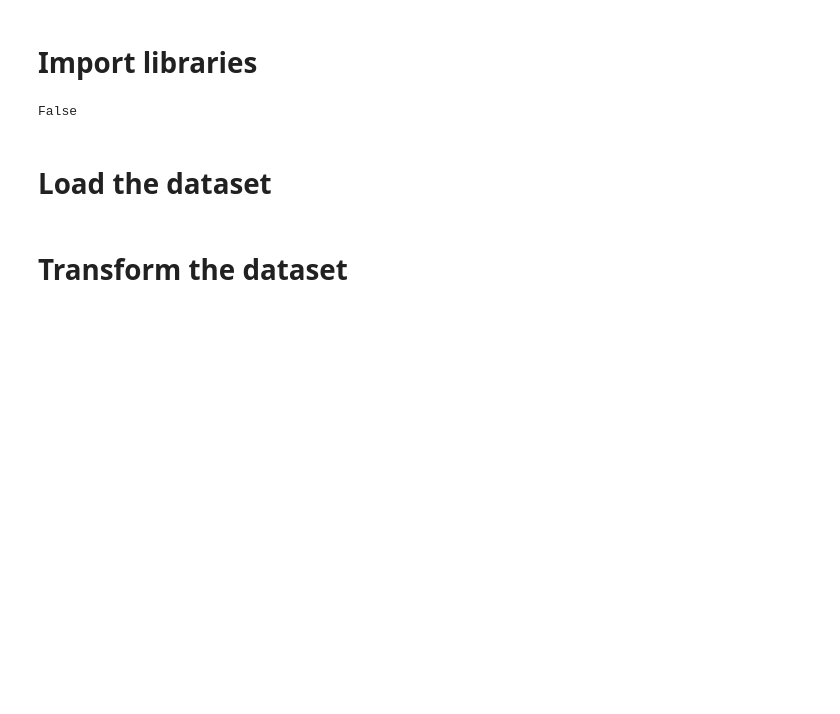
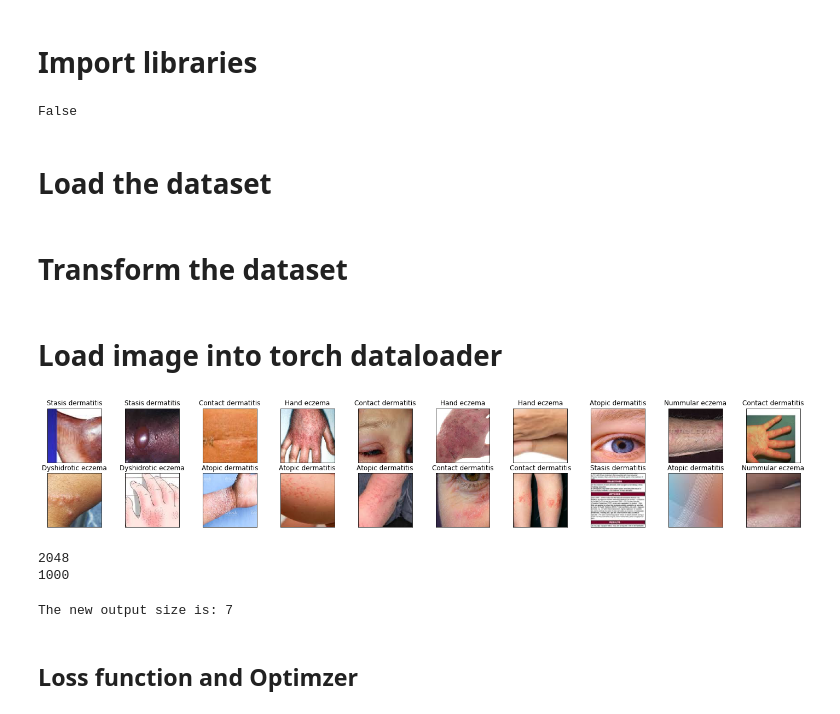
Before and after one commit to OuedraogoAbdoul/skin_diseases, a Jupyter notebook: skin disease.ipynb, the cells around one changed output. Saved outputs shown, nothing was run; the diff lists cells and outputs as text; code cells hidden in the pictures; blank space fills up the shorter version.

Commit message:
add training method

```diff
--- a/skin disease.ipynb
+++ b/skin disease.ipynb
@@ -32,4 +67,4 @@ data_transformer = transforms.Compose([transforms.RandomResizedCrop(224), transf
 # %%
-train_data = datasets.ImageFolder(train_dir, transform=data_transformer)
-val_data = datasets.ImageFolder(val_dir, transform=data_transformer)
-test_data = datasets.ImageFolder(test_dir, transform=data_transformer)
+# train_data = datasets.ImageFolder(train_dir, transform=data_transformer)
+# val_data = datasets.ImageFolder(val_dir, transform=data_transformer)
+# # test_data = datasets.ImageFolder(test_dir, transform=data_transformer)
@@ -35,0 +75,22 @@ test_data = datasets.ImageFolder(test_dir, transform=data_transformer)
+# %% [markdown]
+# Load image into torch dataloader
+# %%
+#Const
+batch_size = 32
+num_workers = 0
+# %%
+train_loader = DataLoader(train_data, batch_size=batch_size,  num_workers=num_workers, shuffle=True)
+test_loader = DataLoader(test_data, batch_size=batch_size, num_workers=num_workers, shuffle=True)
+val_loader = DataLoader(val_data, batch_size=batch_size, num_workers=num_workers, shuffle=True)
+# %%
+img, lables = iter(train_loader).next()
+img = img.numpy()
+# plt.imshow(img)
+
+fig = plt.figure(figsize=(25, 4))
+for idx in np.arange(20):
+    ax = fig.add_subplot(2, 20/2, idx+1, xticks=[], yticks=[])
+    plt.imshow(np.transpose(img[idx], (1, 2, 0)))
+    ax.set_title(classes[lables[idx]])
+# %% [output]
+[figure, added]
@@ -35,0 +101,6 @@ test_data = datasets.ImageFolder(test_dir, transform=data_transformer)
+# %%
+print(resnet_50.fc.in_features)
+print(resnet_50.fc.out_features)
+# %% [output]
+2048
+1000
@@ -35,0 +111,17 @@ test_data = datasets.ImageFolder(test_dir, transform=data_transformer)
+# %%
+# updating the last fully connected layer
+num_inputs = resnet_50.fc.in_features
+
+# add linear layers with new number of classes
+resnet_50.fc = nn.Linear(num_inputs, len(classes))
+
+# add the model to gpu
+if(is_gpu_avalaible):
+    resnet_50.cuda()
+
+## Verify that the number output changeto the len of the class
+print(f"The new output size is: {resnet_50.fc.out_features}")
+# %% [output]
+The new output size is: 7
+# %% [markdown]
+## Loss function and Optimzer
```
Also changed, not shown: parts of 11 cells of this notebook.
